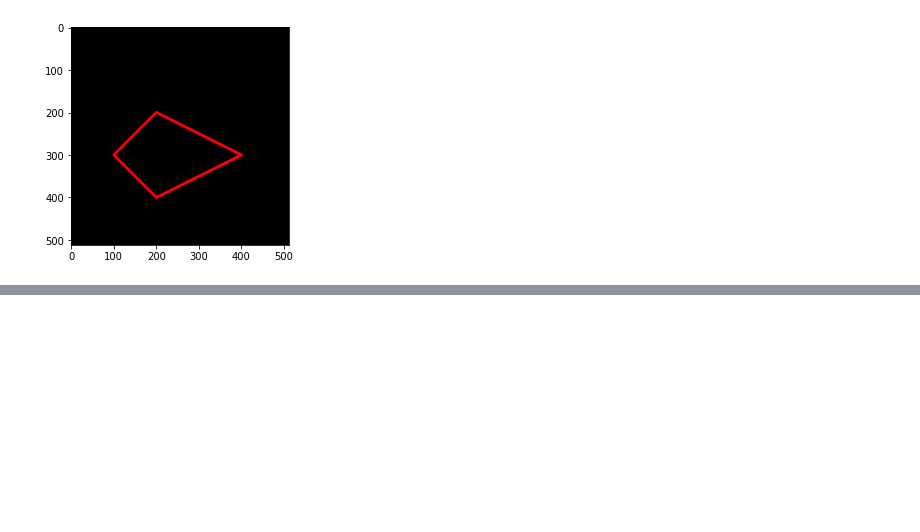
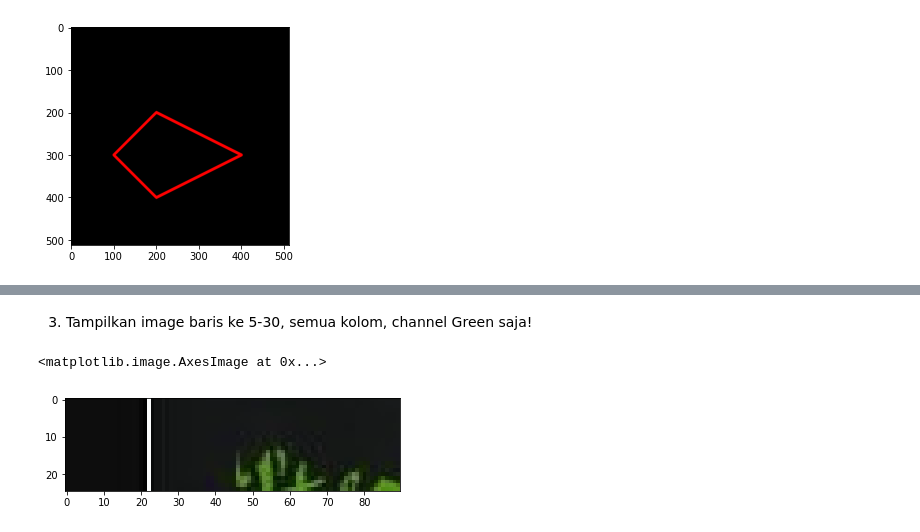
Before and after one commit to khoirulwhyd/PCVK_Genap_2022, a Jupyter notebook: Week2.ipynb, the cells around one changed output, grey strips where cells are left out. Saved outputs shown, nothing was run; the diff lists cells and outputs as text; code cells hidden in the pictures; blank space fills up the shorter version.

```diff
--- a/Week2.ipynb
+++ b/Week2.ipynb
@@ -129,0 +183,7 @@ plt.imshow(black_img2)
+# %% [markdown]
+3. Tampilkan image baris ke 5-30, semua kolom, channel Green saja!
+# %%
+plt.imshow(img3[5:30], cmap='Greens')
+# %% [output]
+<matplotlib.image.AxesImage at 0x...>
+[figure, added]
```
Also changed, not shown: parts of 15 cells of this notebook.
